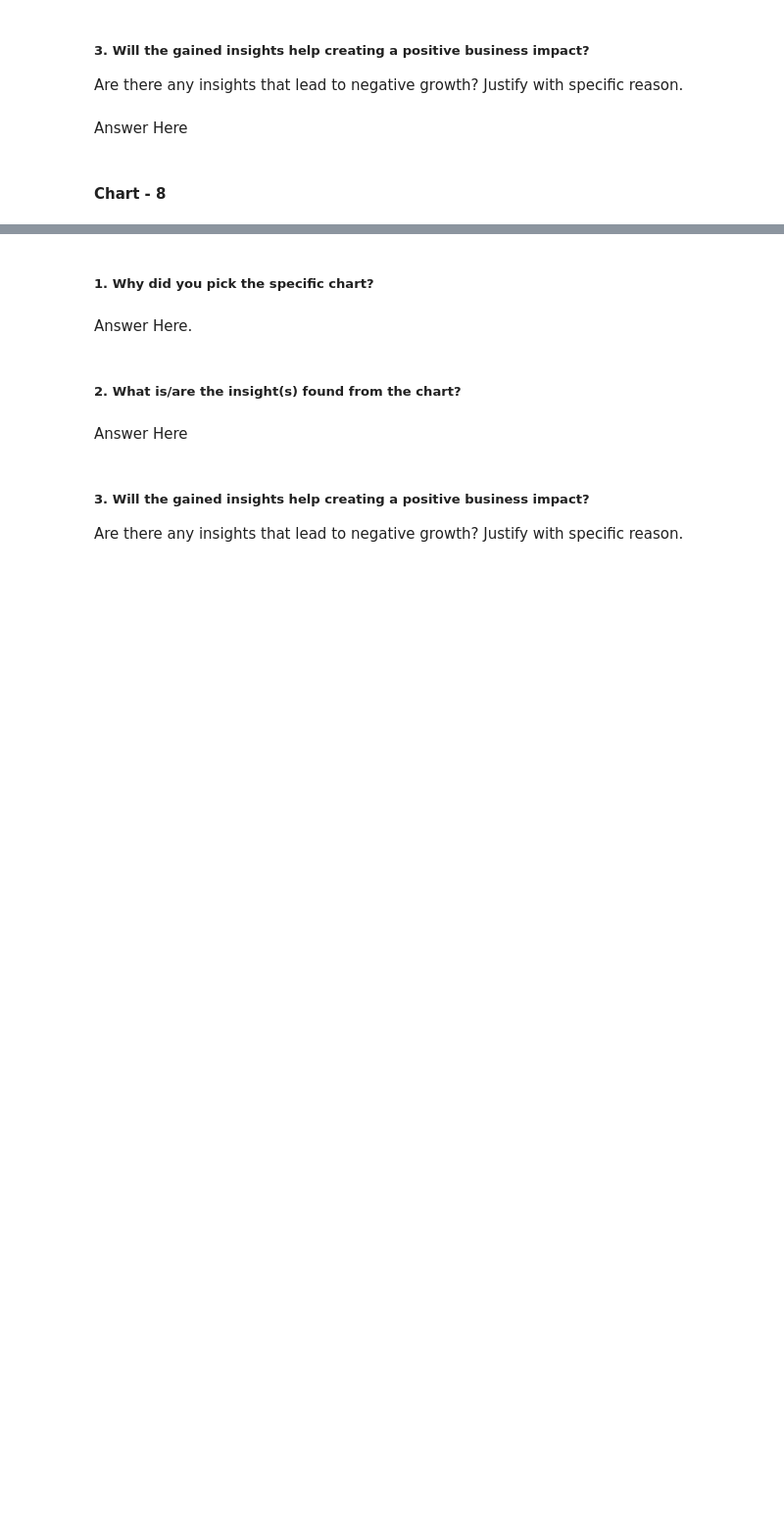
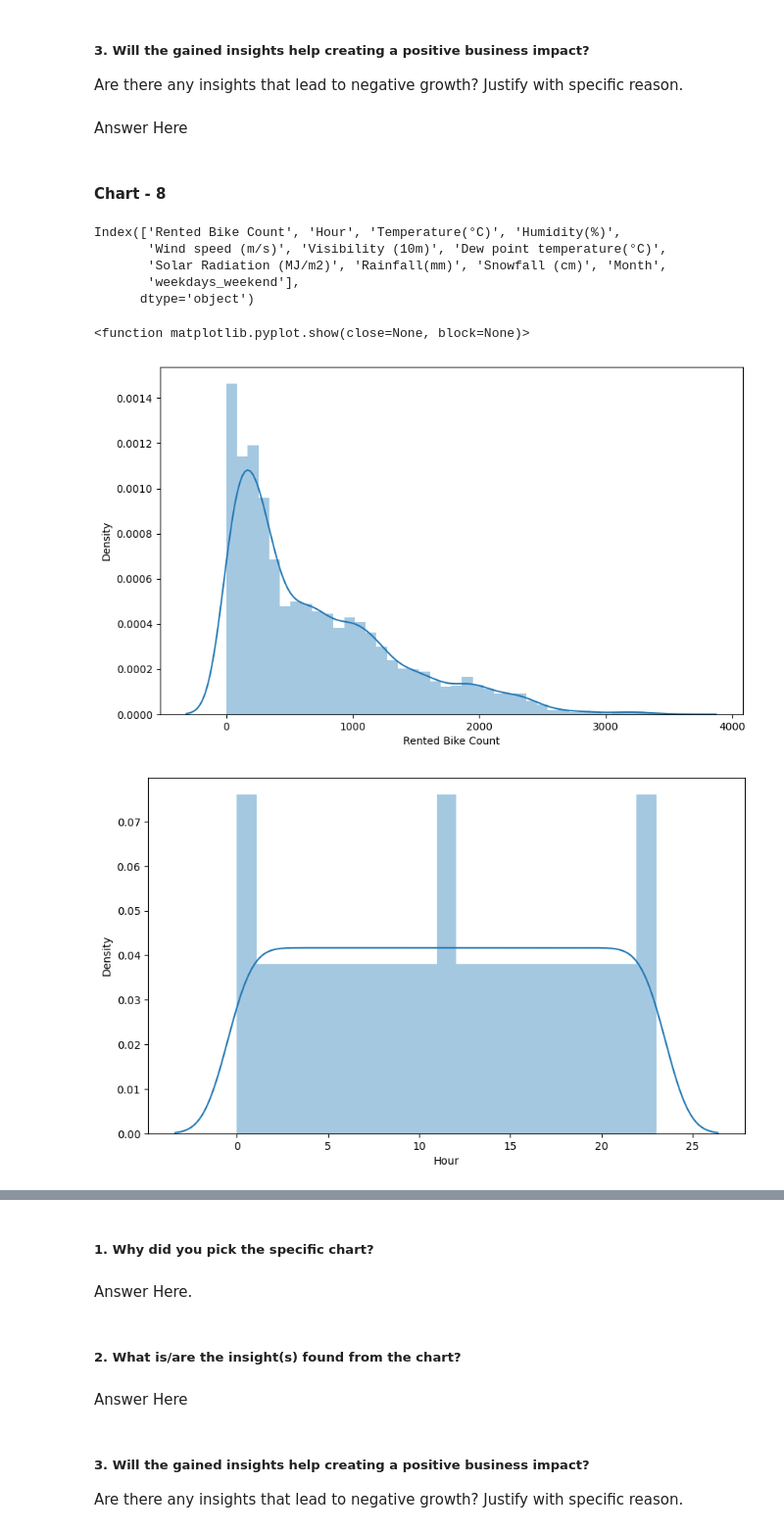
Before and after one commit to AkshayAI007/Predicting-Bike-sharing-demand-using-Machine-learning-, a Jupyter notebook: Seoul Bike Sharing Demand Prediction.ipynb, the cells around one changed output, grey strips where cells are left out. Shown at 98% size. Drawn from its saved outputs; the diff is of its cells as text; code cells hidden in the pictures; blank space fills up the shorter version.

```diff
--- a/Seoul Bike Sharing Demand Prediction.ipynb
+++ b/Seoul Bike Sharing Demand Prediction.ipynb
@@ -612,0 +617,23 @@ Answer Here
+# %%
+# Chart - 8 visualization code
+#Creating a attribute for analysis of numeric variables
+numerical_columns = list(data.select_dtypes(['int64','float64']).columns)
+numerical_features = pd.Index(numerical_columns)
+numerical_features
+# %% [output]
+Index(['Rented Bike Count', 'Hour', 'Temperature(°C)', 'Humidity(%)',
+       'Wind speed (m/s)', 'Visibility (10m)', 'Dew point temperature(°C)',
+       'Solar Radiation (MJ/m2)', 'Rainfall(mm)', 'Snowfall (cm)', 'Month',
+       'weekdays_weekend'],
+      dtype='object')
+# %%
+#Analyzing the distribution of all numeric attributes through distplots
+for col in numerical_features:
+  plt.figure(figsize=(10,6))
+  sns.distplot(x=data[col])
+  plt.xlabel(col)
+plt.show
+# %% [output]
+<function matplotlib.pyplot.show(close=None, block=None)>
+[figure, added]
+[figure, added]
```
Also changed, not shown: parts of 150 cells of this notebook.
